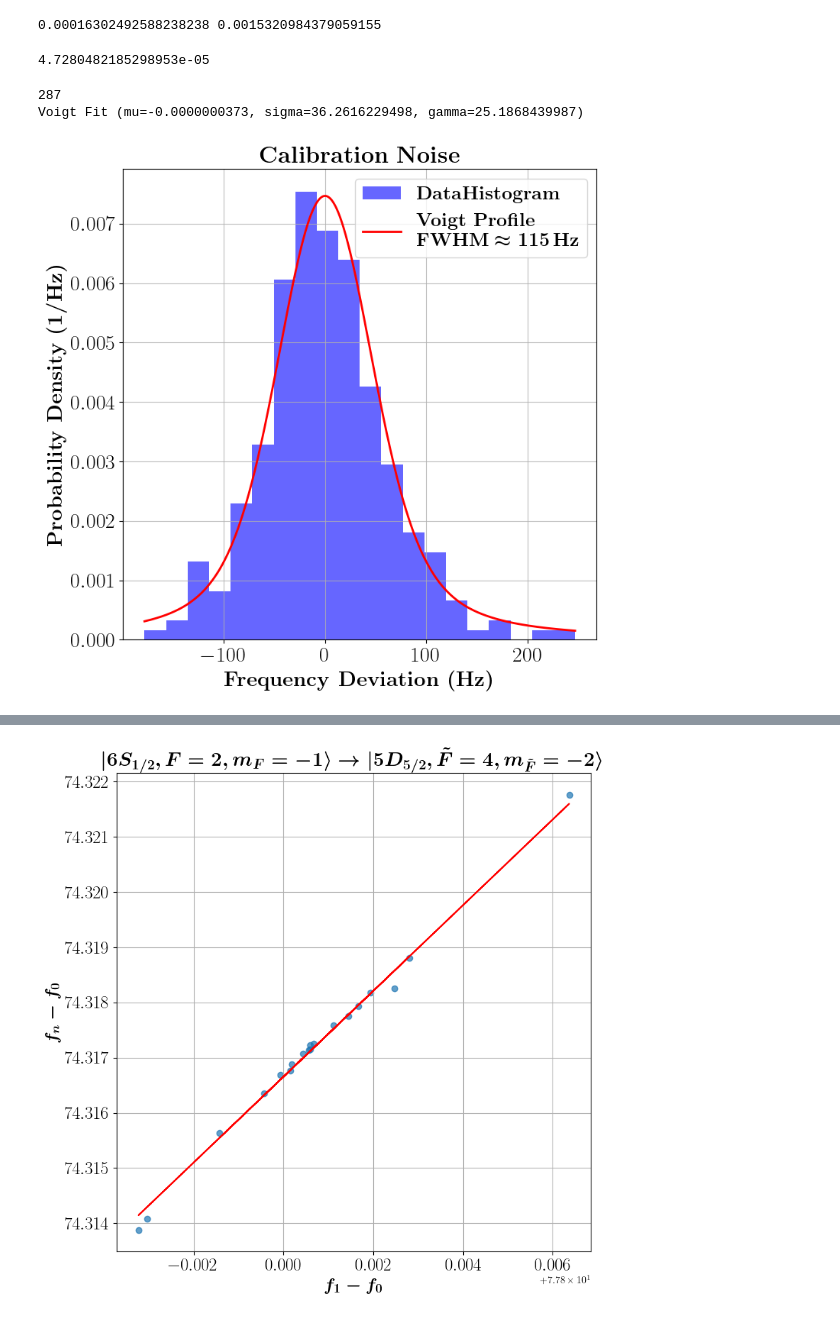
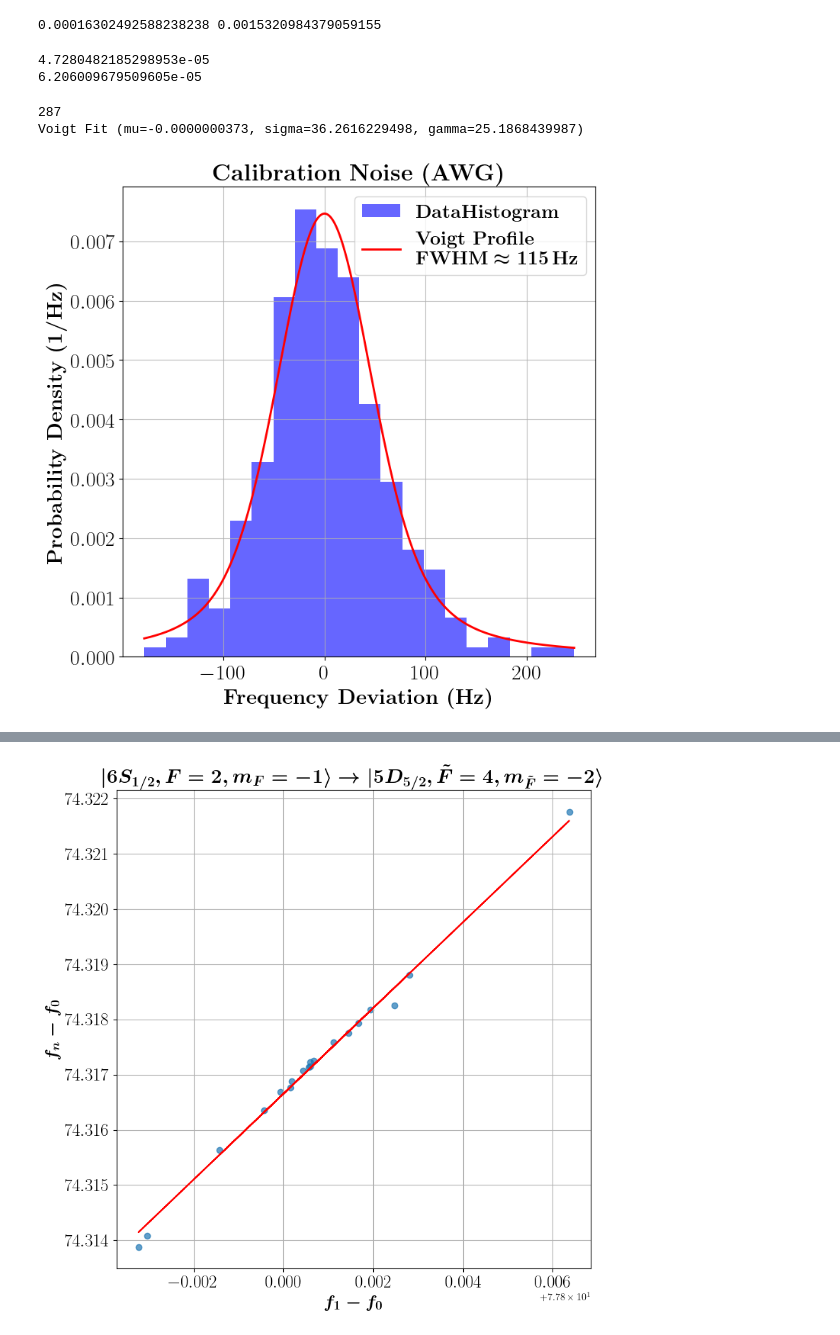
Before and after one commit to GauravTathed/PhD_python_scripts, a Jupyter notebook: Calibration_data_analysis/2pt_cali_analysis.ipynb, the cells around one changed output, grey strips where cells are left out. Drawn from its saved outputs; the diff is of its cells as text; code cells hidden in the pictures.

```diff
--- a/Calibration_data_analysis/2pt_cali_analysis.ipynb
+++ b/Calibration_data_analysis/2pt_cali_analysis.ipynb
@@ -330,12 +330,15 @@ import os
 import json
 from datetime import datetime
 
-# Define the folder containing the files
+# # Define the folder containing the files
 folder_path = "Z:\\Lab Data\\D52_Calibration_Ba137\\RFSoC_Fast_Ramsey_calibrations"
+# Define date-time filter (Modify as needed)
+start_date = datetime(2025, 3, 19, 23, 0, 0)  # Change to desired start datetime
+end_date = datetime(2025, 11, 25, 11, 6, 59)  # Change to desired end datetime (Optional)
+# folder_path = "Z:\\Lab Data\\D52_Calibration_Ba137\\Fast_Ramsey_calibrations"
+# start_date = datetime(2025, 3, 1, 0, 0, 0)  # Change to desired start datetime
+# end_date = datetime(2025, 6, 25, 11, 6, 59)  # Change to desired end datetime (Optional)
 
-# Define date-time filter (Modify as needed)
-start_date = datetime(2025, 3, 1, 0, 0, 0)  # Change to desired start datetime
-end_date = datetime(2025, 11, 25, 11, 6, 59)  # Change to desired end datetime (Optional)
 
 # Lists to store the extracted data
 list_freqs = []
@@ -621,8 +624,11 @@ print(min(y_ranges), max(y_ranges))
 0.00016302492588238238 0.0015320984379059155
 # %%
 print(np.mean(np.abs(np.concatenate(deviations))))
+
+print(np.std((np.concatenate(deviations))))
 # %% [output]
 4.7280482185298953e-05
+6.206009679509605e-05
 # %%
 import numpy as np
 import matplotlib.pyplot as plt
@@ -665,35 +671,35 @@ plt.hist(data, bins=20, density=True, alpha=0.6, color='b', label="$\mathbf{Data
 f_G = 2 * sigma * np.sqrt(2*np.log(2))      # Gaussian FWHM
 f_L = 2 * gamma                              # Lorentzian FWHM
 fwhm = 0.5346 * f_L + np.sqrt(0.2166*f_L**2 + f_G**2)
 # ---------------------------------------------
 legend_label = (
     r'\textbf{Voigt Profile}'         # first line, bold text
     '\n'                              # newline
     fr'\textbf{{FWHM}} \boldmath$\approx {fwhm:.0f}\,\mathrm{{Hz}}$'  # second line, LaTeX math
 )
 x = np.linspace(min(data), max(data), 1000)
 plt.plot(x, voigt_fit_func(x, *popt), 'r-', lw=2,
          label=legend_label)#fr'$\mathbf{{Voigt fit (FWHM={fwhm:.2f})}}$')
 
 
 # x = np.linspace(min(data), max(data), 1000)
 # plt.plot(x, voigt_fit_func(x, *popt), 'r-', lw=2,
 #          label=rf'Fitted PDF (FWHM \boldmath${}$)')
 #=fr"$V(x; \sigma, \gamma) = \dfrac{{\Re\left[w\left(\dfrac{{x + i\gamma}}{{\sigma \sqrt{{2}}}} \right)\right]}}{{\sigma \sqrt{{2\pi}}}}$" + \
       # f"\n$\mu = {mu:.2f}$ Hz, \n $\sigma = {sigma:.2f}$ Hz, \n $\gamma = {gamma:.2f}$ Hz"
 plt.xlabel(r"\textbf{Frequency Deviation (Hz)}",  fontsize = 20)
 plt.ylabel(r"\textbf{Probability Density (1/Hz)}", fontsize = 20)
-plt.title(r"\textbf{Calibration Noise}", fontsize = 22)
+plt.title(r"\textbf{Calibration Noise (AWG)}", fontsize = 22)
 plt.tick_params(labelsize = 20)
 # plt.yticks([])
 plt.legend(loc = 'upper right', fontsize = 18)
 plt.grid(alpha = 0.8)
 # plt.savefig('Calibration_noise.svg')
 plt.show()
 # %% [output]
 287
 Voigt Fit (mu=-0.0000000373, sigma=36.2616229498, gamma=25.1868439987)
-[figure, old version]
+[figure, new version]
 # %%
 import numpy as np
 import matplotlib.pyplot as plt
```
Also changed, not shown: parts of 2 cells of this notebook, 6 other files.
